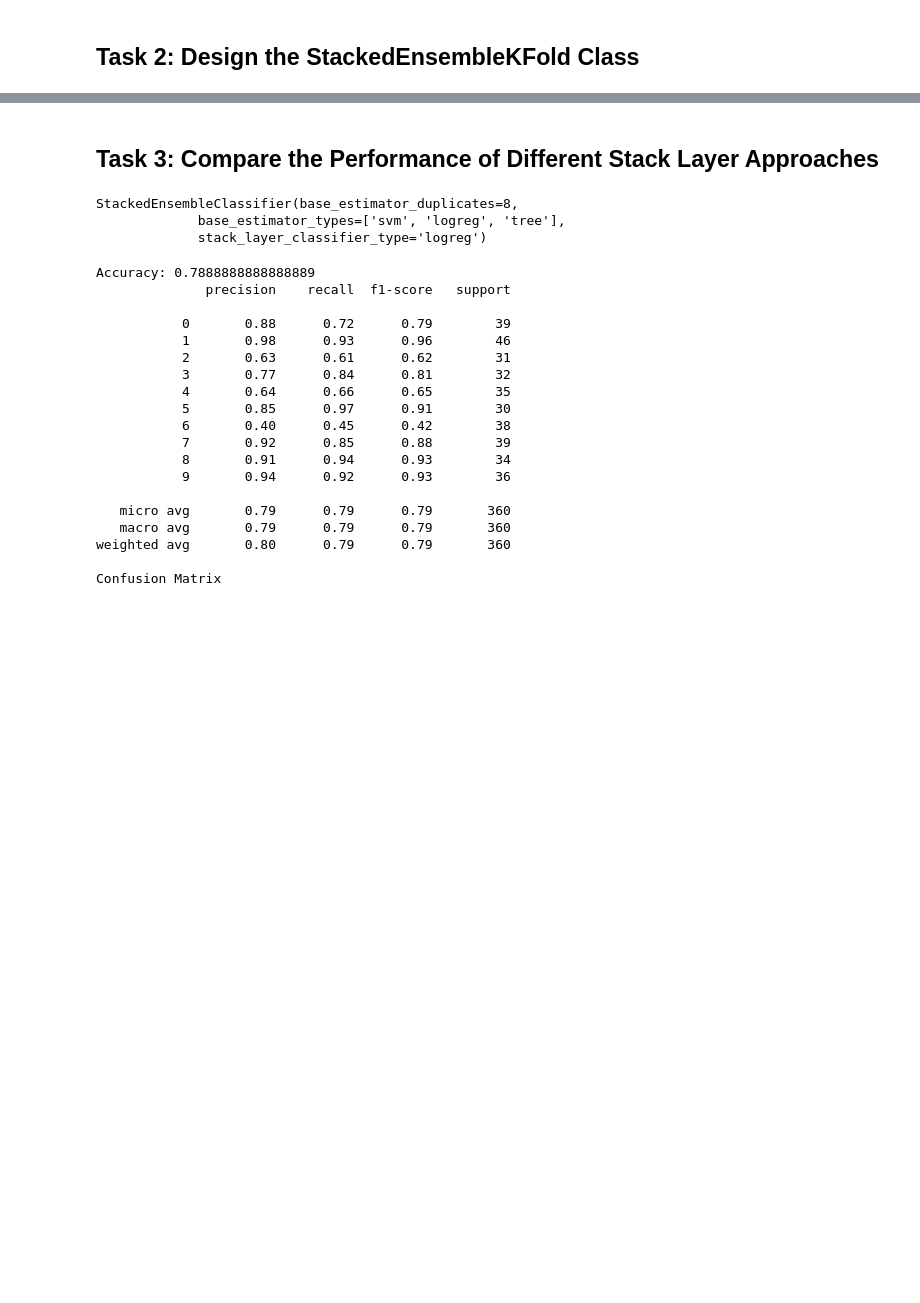
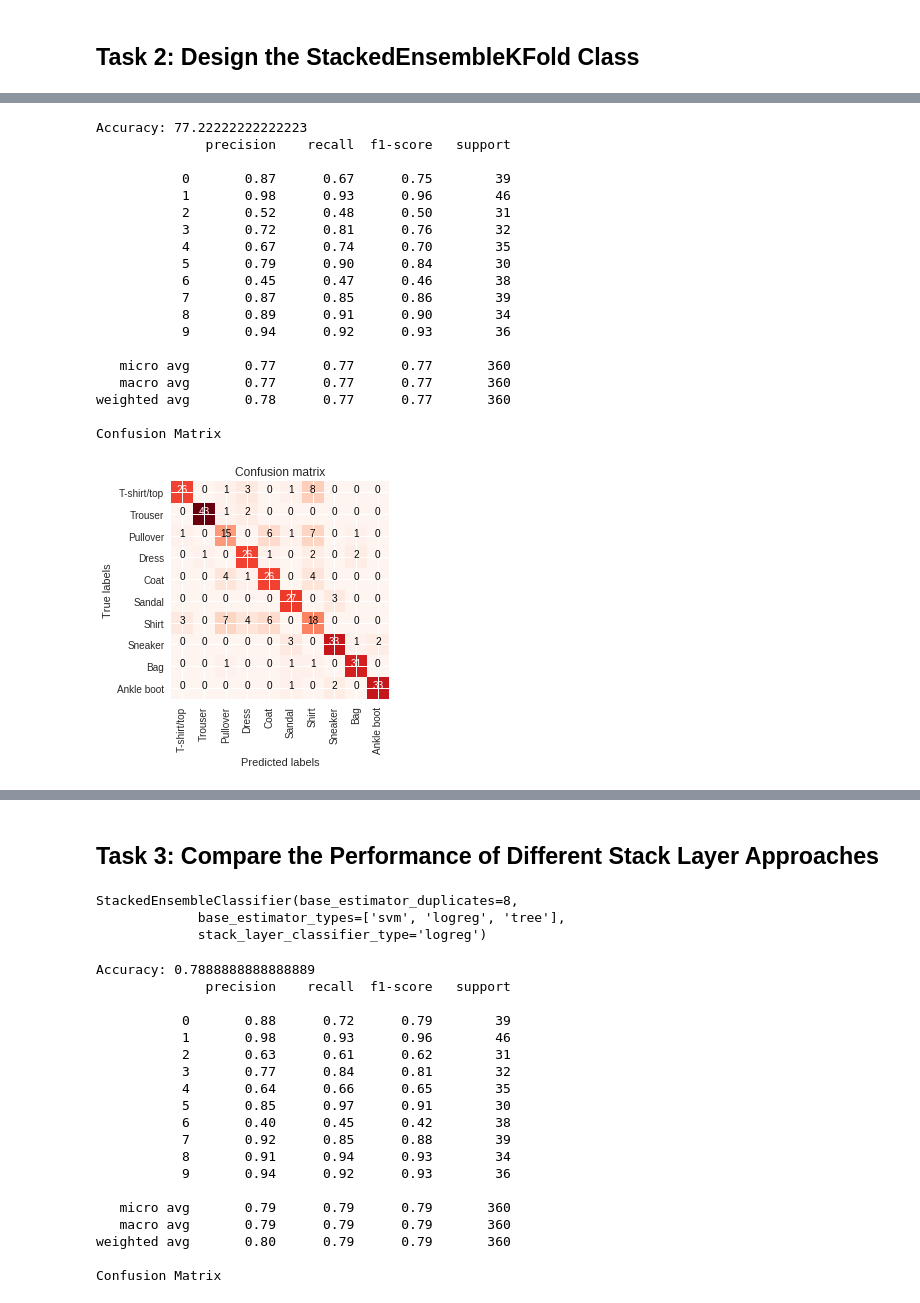
Before and after one commit to proyaschet/Advanced-Macchine-Learning, a Jupyter notebook: Assignment1_StackedEnsembleClassifiers.ipynb, the cells around one changed output, grey strips where cells are left out. Saved outputs shown, nothing was run; the diff lists cells and outputs as text; code cells hidden in the pictures; blank space fills up the shorter version.

```diff
--- a/Assignment1_StackedEnsembleClassifiers.ipynb
+++ b/Assignment1_StackedEnsembleClassifiers.ipynb
@@ -787,0 +768,2 @@ Confusion Matrix
+# %%
+stack_ensemble_clf = StackedEnsembleClassifierKFold()
@@ -787,0 +776,23 @@ Confusion Matrix
+# %%
+eval_model(stack_ensemble_clf,X_valid,y_valid)
+# %% [output]
+Accuracy: 77.22222222222223
+              precision    recall  f1-score   support
+
+           0       0.87      0.67      0.75        39
+           1       0.98      0.93      0.96        46
+           2       0.52      0.48      0.50        31
+           3       0.72      0.81      0.76        32
+           4       0.67      0.74      0.70        35
+           5       0.79      0.90      0.84        30
+           6       0.45      0.47      0.46        38
+           7       0.87      0.85      0.86        39
+           8       0.89      0.91      0.90        34
+           9       0.94      0.92      0.93        36
+
+   micro avg       0.77      0.77      0.77       360
+   macro avg       0.77      0.77      0.77       360
+weighted avg       0.78      0.77      0.77       360
+
+Confusion Matrix
+[figure, added]
```
Also changed, not shown: parts of 121 cells of this notebook, 4 other files.
